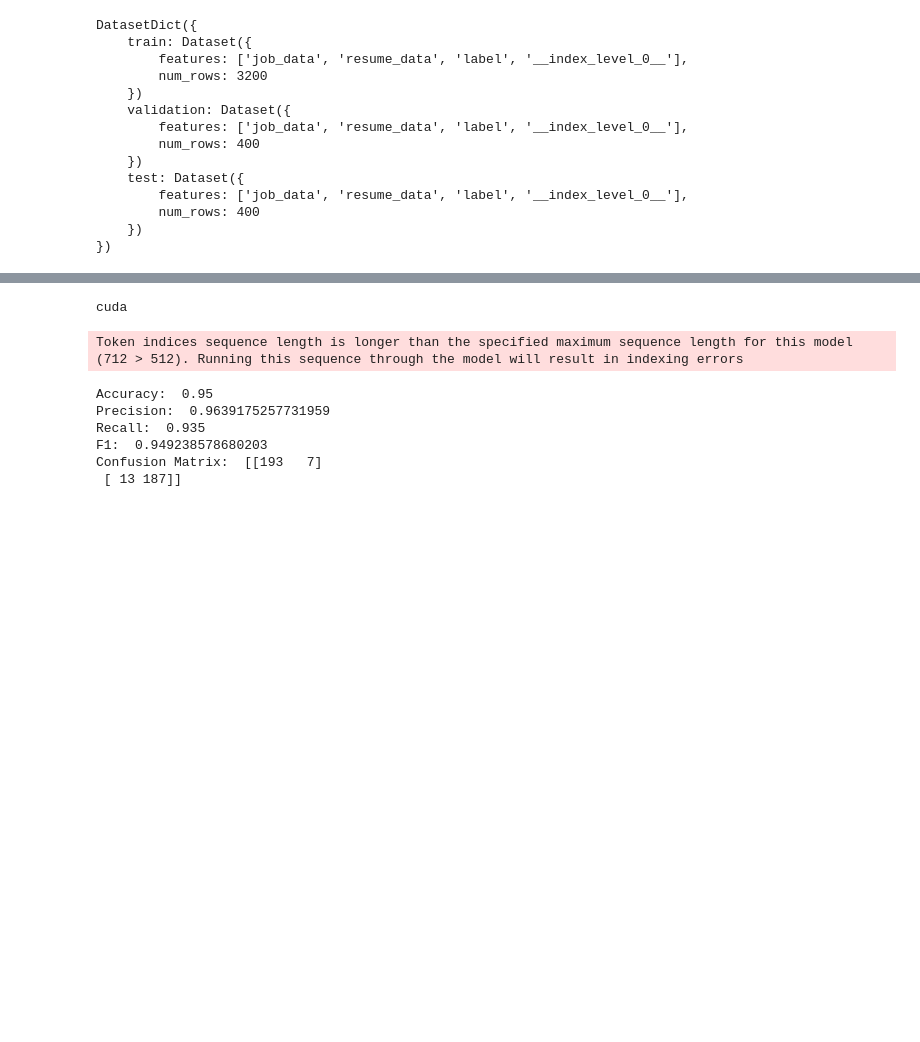
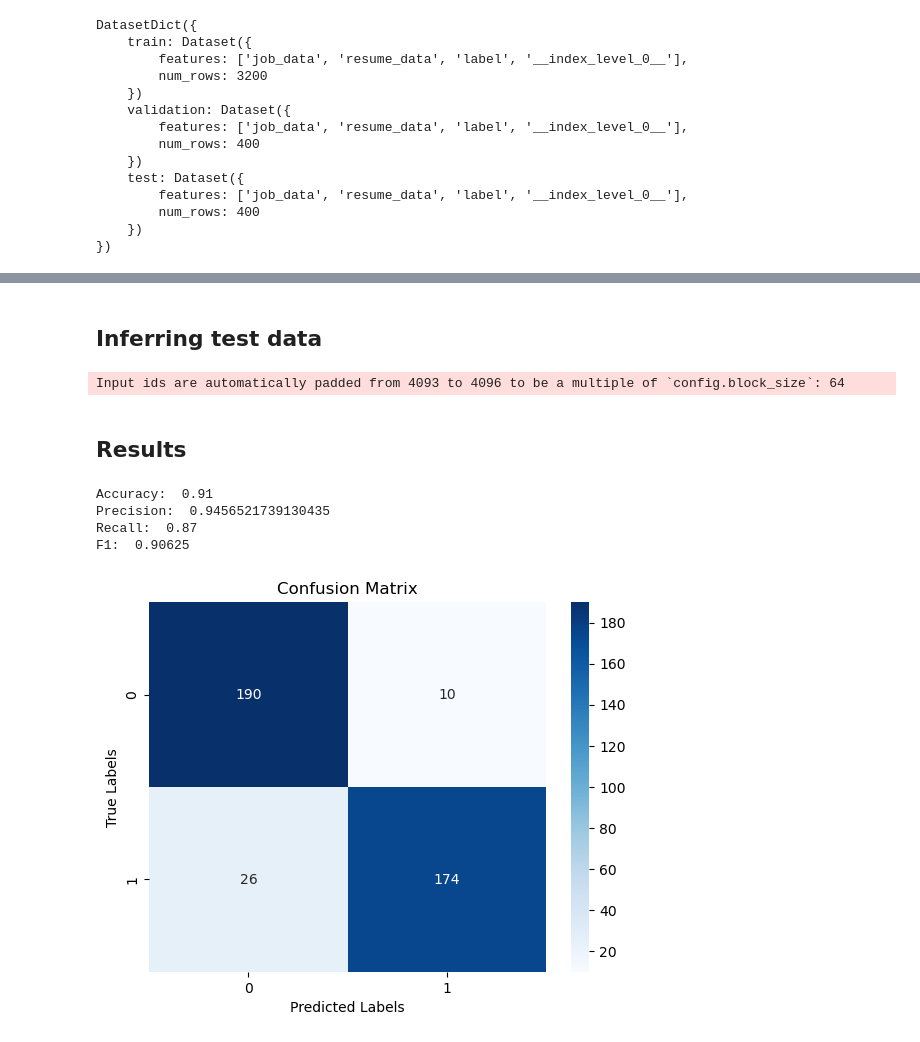
Before and after one commit to saideep-arikontham/Application_Ranking_System, a Jupyter notebook: src/notebooks_v2/Loading_fine_tuned_model.ipynb, the cells around one changed output, grey strips where cells are left out. Cells and saved outputs as stored; diff of their text form; code cells hidden in the pictures; blank space fills up the shorter version.

```diff
--- a/src/notebooks_v2/Loading_fine_tuned_model.ipynb
+++ b/src/notebooks_v2/Loading_fine_tuned_model.ipynb
@@ -73,5 +45,5 @@ Drive already mounted at /content/drive; to attempt to forcibly remount, call dr
 # %%
-dataset = load_dataset("saideep-arikontham/jd_resume_dataset")
+dataset = load_dataset("saideep-arikontham/jd_resume_dataset_v2")
 dataset
 # %% [output]
 DatasetDict({
@@ -126,15 +93,13 @@ model_id = "saideep-arikontham/roberta-resume-fit-predictor-adaptor"
 # %%
 # Load model directly
 
-tokenizer = AutoTokenizer.from_pretrained("roberta-base")
-
-
-base_model_name = "roberta-base"  # Change this if you fine-tuned another variant
+base_model_name = "google/bigbird-roberta-base"  # Change this if you fine-tuned another variant
 
 # Load base model
 base_model = AutoModelForSequenceClassification.from_pretrained(base_model_name, num_labels=2)  # Adjust num_labels
+tokenizer = AutoTokenizer.from_pretrained("google/bigbird-roberta-base")
 
 # Load the fine-tuned LoRA model
-model = PeftModel.from_pretrained(base_model, "/content/drive/MyDrive/lora_adaptors")
+model = PeftModel.from_pretrained(base_model, "saideep-arikontham/bigbird-resume-fit-predictor_v3")
 model
 # %% [output]
@@ -248,39 +230,44 @@ def predict_with_voting(job_text, resume_text, model, tokenizer, device="cpu", r
 [nltk_data]   Package stopwords is already up-to-date!
+# %% [markdown]
+## Inferring test data
 # %%
 from collections import Counter
-# Model and Tokenizer Setup
-device = torch.device("cuda" if torch.cuda.is_available() else "cpu") #changed to torch.device
-print(device)
-
-# Define chunk sizes
-job_chunk_size = 256
-resume_chunk_size = 256
-max_length = job_chunk_size + resume_chunk_size
 
 # Load test data
 y_test = test_df['label'].tolist()
 y_pred = []
+y_pred_proba = []
 
 # Run Predictions
 for i in range(test_df.shape[0]):
     jd = test_df.iloc[i]['job_data']
     rd = test_df.iloc[i]['resume_data']
 
-    predicted_class, class_1_prob = predict_with_voting(jd, rd, model, tokenizer, device)
+    predicted_class, class_1_prob = predict_resume_fit(jd, rd, model, tokenizer)
     y_pred.append(predicted_class)
-
-# Evaluate Model
-print("Accuracy: ", accuracy_score(y_test, y_pred))
-print("Precision: ", precision_score(y_test, y_pred))
-print("Recall: ", recall_score(y_test, y_pred))
-print("F1: ", f1_score(y_test, y_pred))
-print("Confusion Matrix: ", confusion_matrix(y_test, y_pred))
+    y_pred_proba.append(class_1_prob)
 # %% [output]
-cuda
+Input ids are automatically padded from 4093 to 4096 to be a multiple of `config.block_size`: 64
-Token indices sequence length is longer than the specified maximum sequence length for this model (712 > 512). Running this sequence through the model will result in indexing errors
-Accuracy:  0.95
-Precision:  0.9639175257731959
-Recall:  0.935
-F1:  0.949238578680203
-Confusion Matrix:  [[193   7]
- [ 13 187]]
+# %% [markdown]
+## Results
+# %%
+
+# Evaluate Model
+print("Accuracy: ", accuracy_score(y_test, y_pred))
+print("Precision: ", precision_score(y_test, y_pred))
+print("Recall: ", recall_score(y_test, y_pred))
+print("F1: ", f1_score(y_test, y_pred))
+# %% [output]
+Accuracy:  0.91
+Precision:  0.9456521739130435
+Recall:  0.87
+F1:  0.90625
+# %%
+cm = confusion_matrix(y_test, y_pred)
+sns.heatmap(cm, annot=True, fmt="d", cmap="Blues")
+plt.xlabel("Predicted Labels")
+plt.ylabel("True Labels")
+plt.title("Confusion Matrix")
+plt.show()
+# %% [output]
+[figure, added]
```
Also changed, not shown: parts of 35 cells of this notebook, 5 other files.
